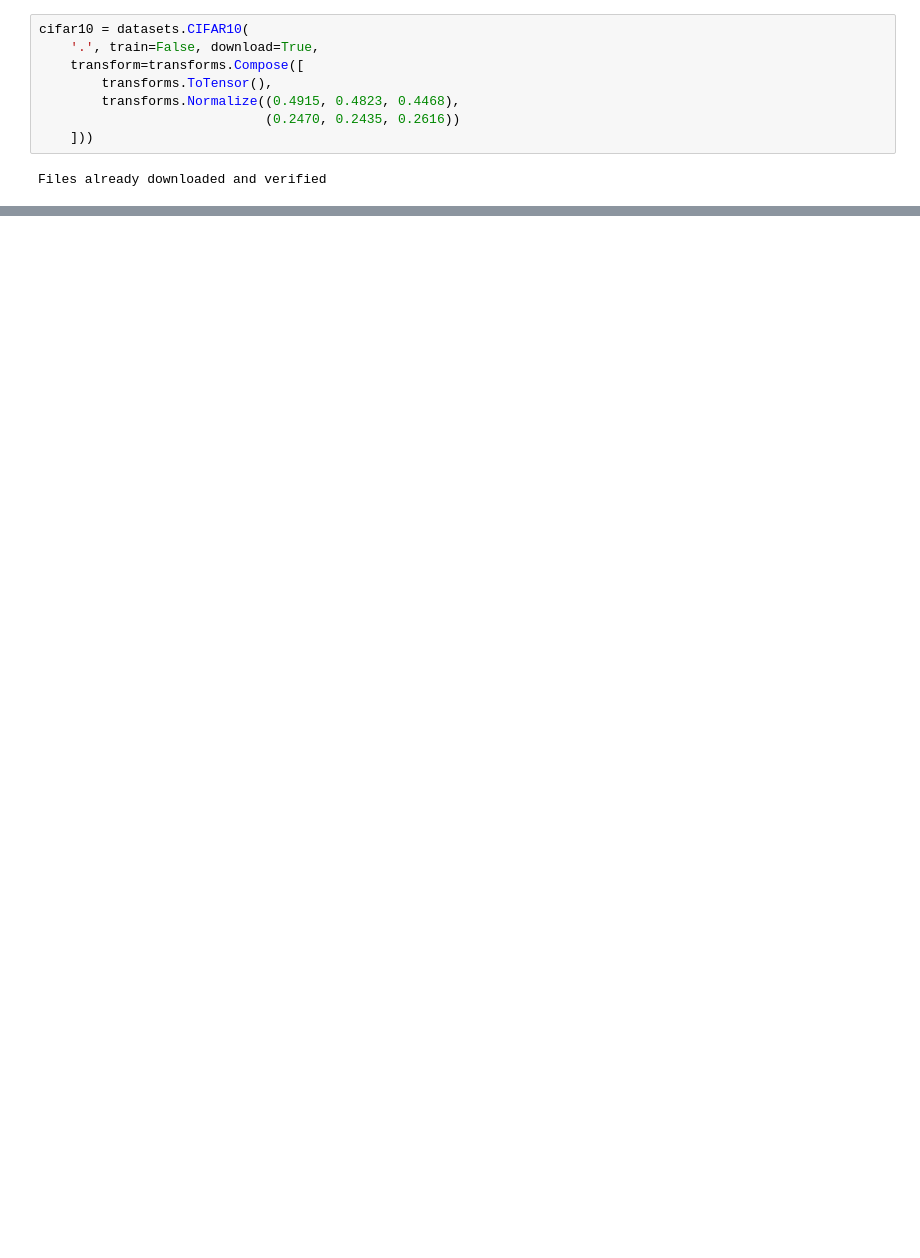
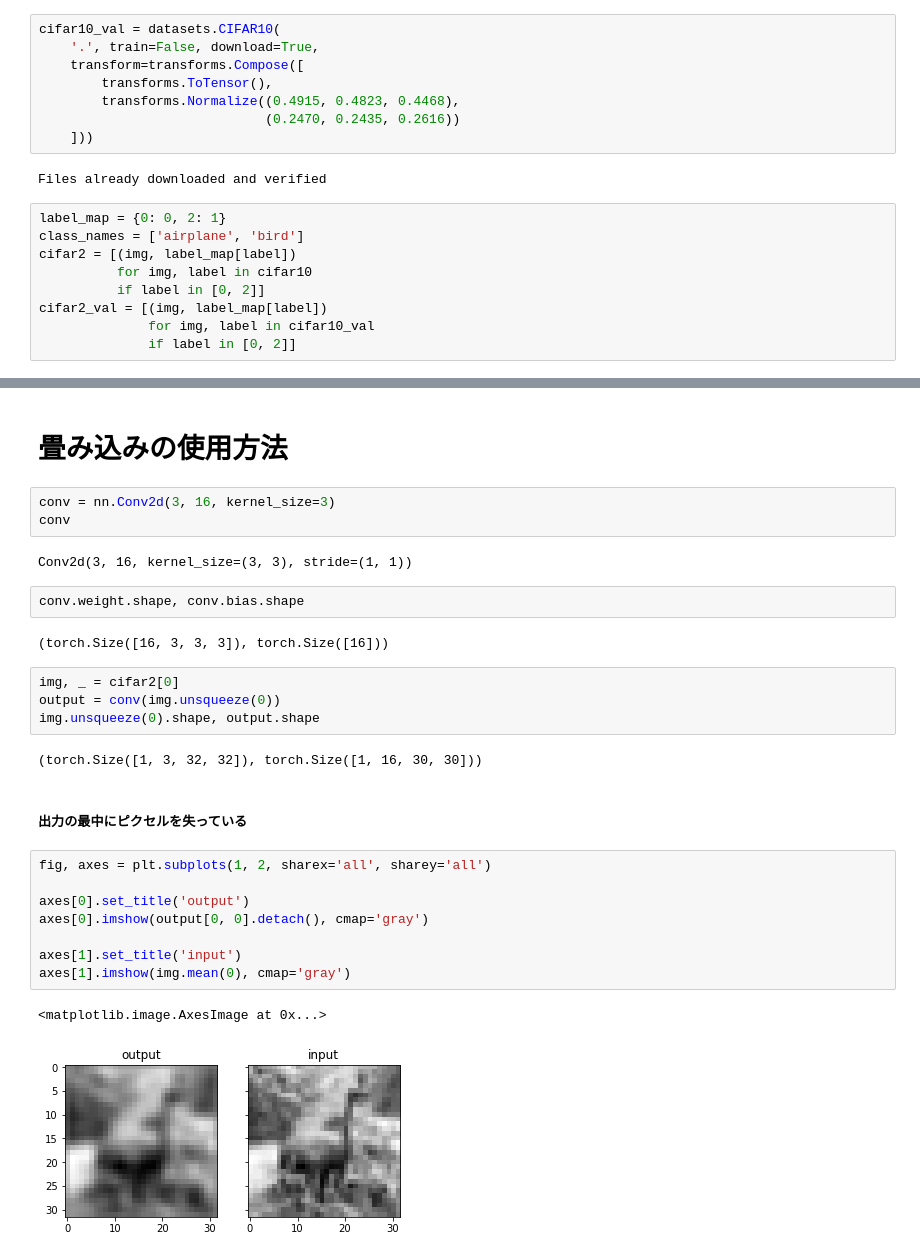
Before and after one commit to YutoTakaki0626/My-training-PyTorch, a Jupyter notebook: sec8/main.ipynb, the cells around one changed output, grey strips where cells are left out. Saved outputs shown, nothing was run; the diff lists cells and outputs as text; blank space fills up the shorter version.

```diff
--- a/sec8/main.ipynb
+++ b/sec8/main.ipynb
@@ -32,5 +31,5 @@ Extracting ./cifar-10-python.tar.gz to .
 # %%
-cifar10 = datasets.CIFAR10(
+cifar10_val = datasets.CIFAR10(
     '.', train=False, download=True,
     transform=transforms.Compose([
         transforms.ToTensor(),
@@ -39,3 +38,12 @@ cifar10 = datasets.CIFAR10(
     ]))
 # %% [output]
 Files already downloaded and verified
+# %%
+label_map = {0: 0, 2: 1}
+class_names = ['airplane', 'bird']
+cifar2 = [(img, label_map[label])
+          for img, label in cifar10
+          if label in [0, 2]]
+cifar2_val = [(img, label_map[label])
+              for img, label in cifar10_val
+              if label in [0, 2]]
@@ -41,0 +83,30 @@ Files already downloaded and verified
+# %% [markdown]
+# 畳み込みの使用方法
+# %%
+conv = nn.Conv2d(3, 16, kernel_size=3)
+conv
+# %% [output]
+Conv2d(3, 16, kernel_size=(3, 3), stride=(1, 1))
+# %%
+conv.weight.shape, conv.bias.shape
+# %% [output]
+(torch.Size([16, 3, 3, 3]), torch.Size([16]))
+# %%
+img, _ = cifar2[0]
+output = conv(img.unsqueeze(0))
+img.unsqueeze(0).shape, output.shape
+# %% [output]
+(torch.Size([1, 3, 32, 32]), torch.Size([1, 16, 30, 30]))
+# %% [markdown]
+##### 出力の最中にピクセルを失っている
+# %%
+fig, axes = plt.subplots(1, 2, sharex='all', sharey='all')
+
+axes[0].set_title('output')
+axes[0].imshow(output[0, 0].detach(), cmap='gray')
+
+axes[1].set_title('input')
+axes[1].imshow(img.mean(0), cmap='gray')
+# %% [output]
+<matplotlib.image.AxesImage at 0x...>
+[figure, added]
```
Also changed, not shown: parts of 37 cells of this notebook.
